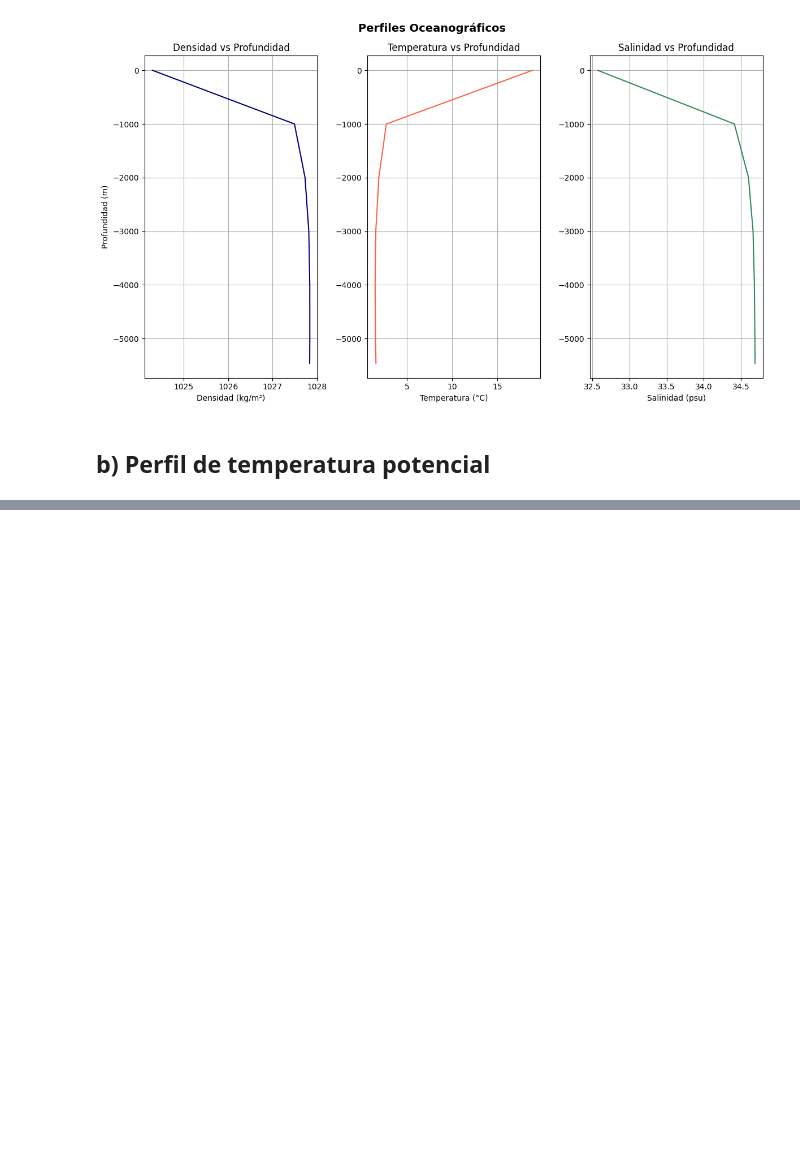
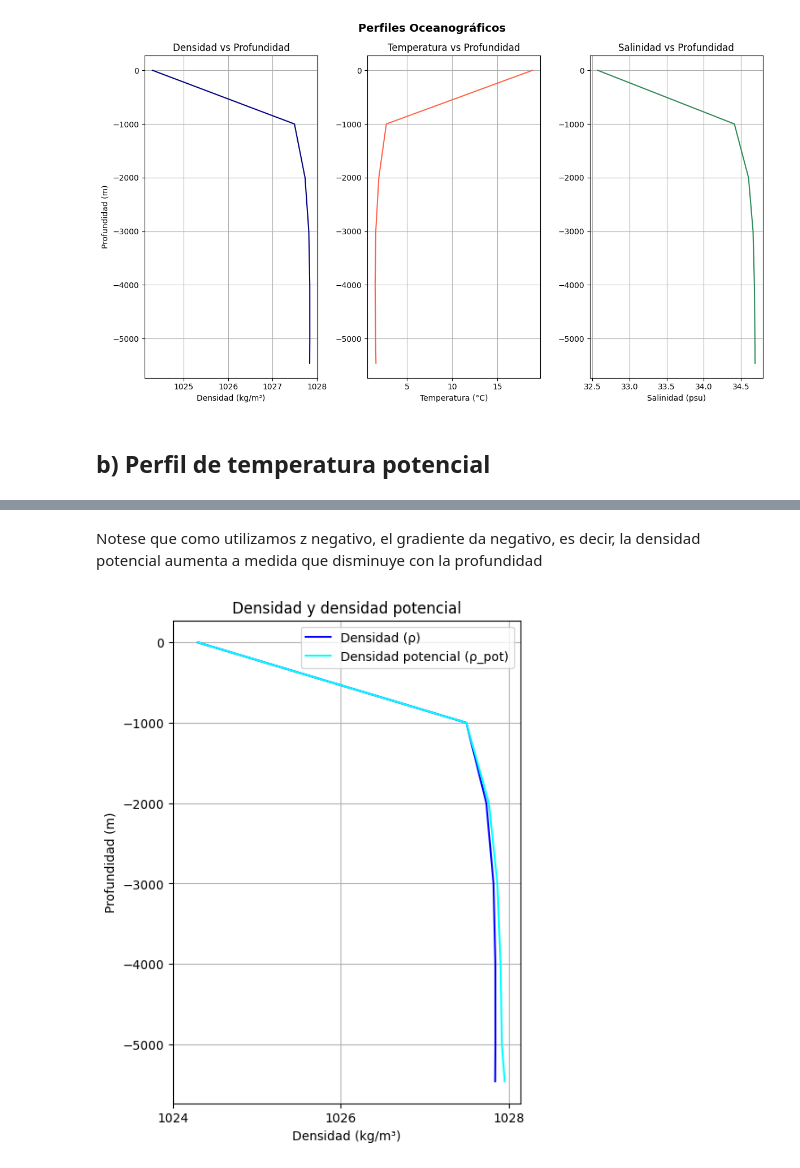
Before and after one commit to maxilexow/oceanografia_2026, a Jupyter notebook: tp_1/tp1.ipynb, the cells around one changed output, grey strips where cells are left out. Cells and saved outputs as stored; diff of their text form; code cells hidden in the pictures; blank space fills up the shorter version.

```diff
--- a/tp_1/tp1.ipynb
+++ b/tp_1/tp1.ipynb
@@ -94,0 +97,9 @@ plt.show()
+# %%
+ρ_pot = ρ0 * (1 - αT * (θ - T0) + βS * (S - S0) + βp * (z - z0))
+
+# gradiente ∂ρ/∂z entre cada par de puntos
+grad_ρ = np.diff(ρ_pot) / np.diff(-z)
+
+print("Gradiente de densidad potencial (kg/m³ por m):")
+for i, g in enumerate(grad_ρ):
+    print(f"  {-z[i]}m → {-z[i+1]}m : {g:.5f}")
@@ -94,0 +114,17 @@ plt.show()
+# %% [markdown]
+Notese que como utilizamos z negativo, el gradiente da negativo, es decir, la densidad potencial aumenta a medida que disminuye con la profundidad
+# %%
+plt.figure(figsize=(5, 7))
+
+plt.plot(ρ, -z, color='blue', label='Densidad (ρ)')
+plt.plot(ρ_pot, -z, color='cyan', label='Densidad potencial (ρ_pot)')
+
+plt.xlabel('Densidad (kg/m³)')
+plt.xticks([1024, 1026, 1028])
+plt.ylabel('Profundidad (m)')
+plt.title('Densidad y densidad potencial')
+plt.legend()
+plt.grid(True)
+plt.show()
+# %% [output]
+[figure, added]
```
Also changed, not shown: parts of 3 cells of this notebook.
